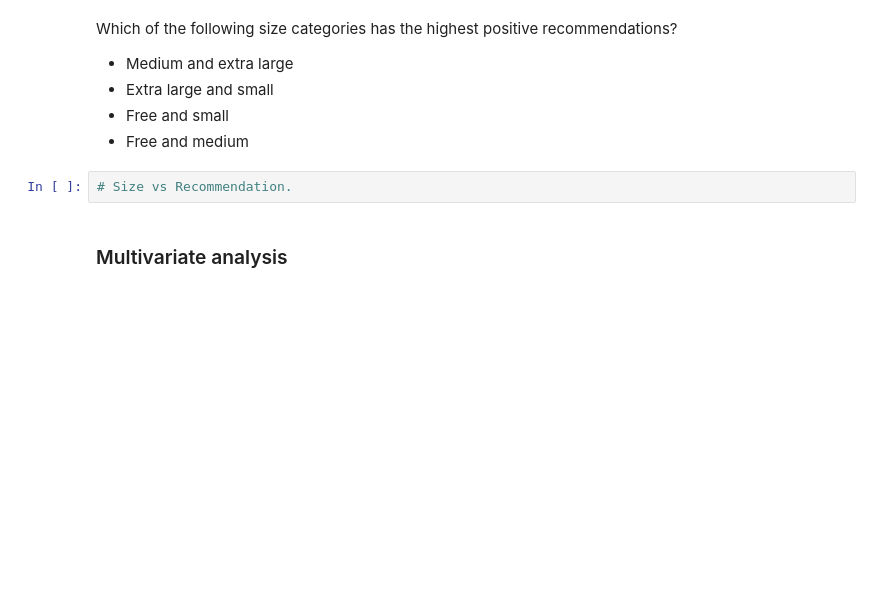
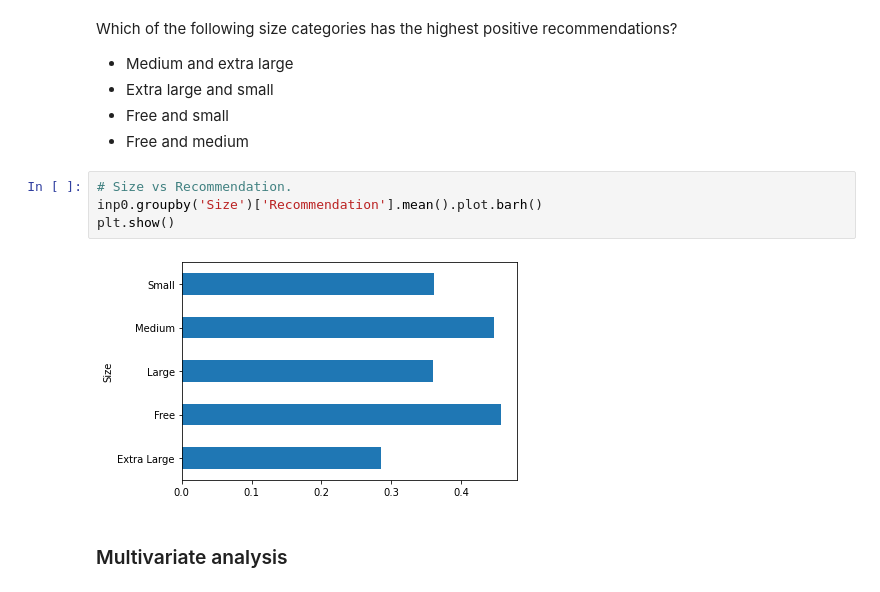
Before and after one commit to deepak7meher/machine-learning, a Jupyter notebook: EDA-Exercise.ipynb, the cells around one changed output. Saved outputs shown, nothing was run; the diff lists cells and outputs as text; blank space fills up the shorter version.

```diff
--- a/EDA-Exercise.ipynb
+++ b/EDA-Exercise.ipynb
@@ -728,6 +740,10 @@ Which of the following size categories has the highest positive recommendations?
 - Free and medium
 # %%
 # Size vs Recommendation.
+inp0.groupby('Size')['Recommendation'].mean().plot.barh()
+plt.show()
+# %% [output]
+[figure, added]
 # %% [markdown]
 ### Multivariate analysis
 # %% [markdown]
```
Also changed, not shown: parts of 6 cells of this notebook, 2 other files.
